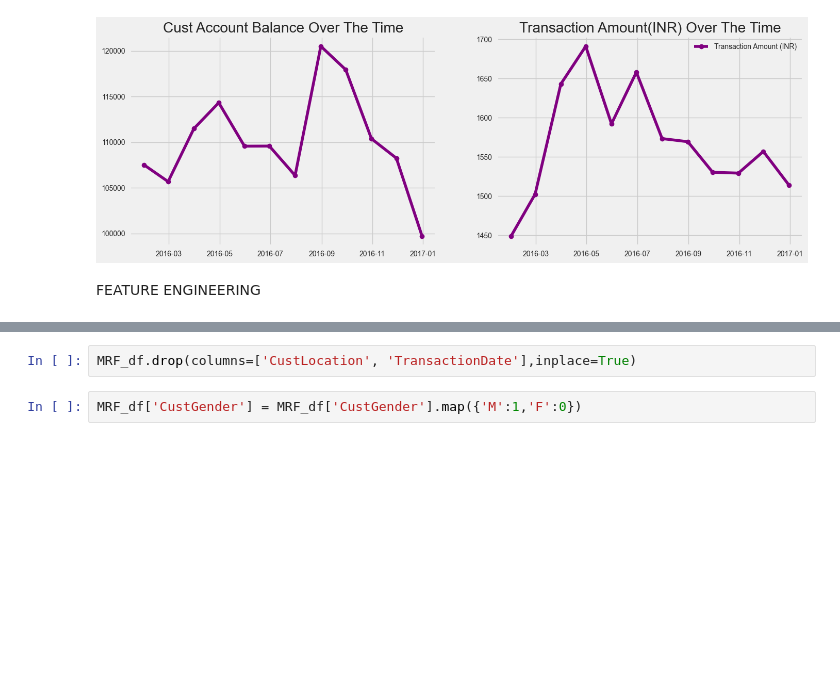
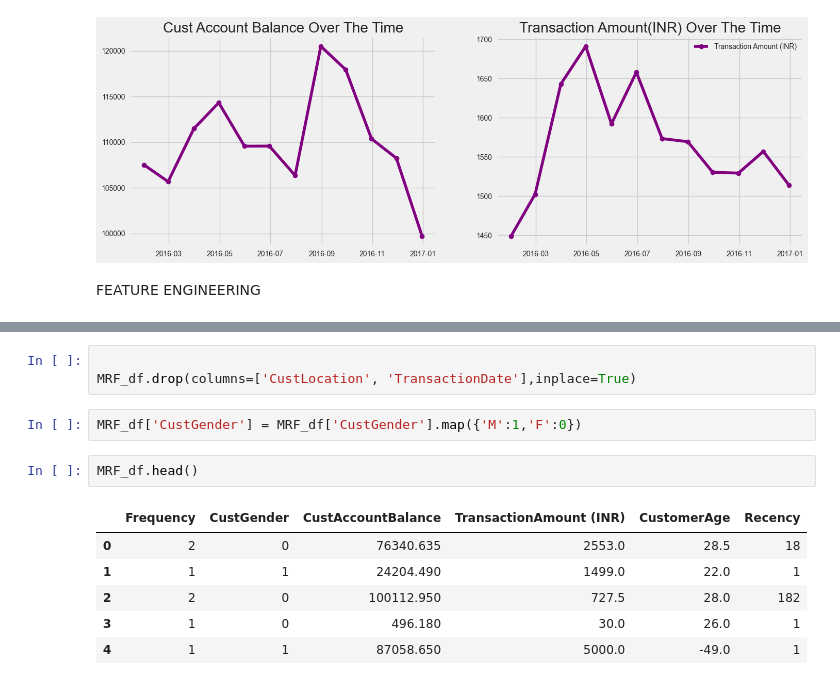
Before and after one commit to spraxx/DSProject, a Jupyter notebook: CustomerSegmentationNotebook.ipynb, the cells around one changed output, grey strips where cells are left out. Saved outputs shown, nothing was run; the diff lists cells and outputs as text; blank space fills up the shorter version.

```diff
--- a/CustomerSegmentationNotebook.ipynb
+++ b/CustomerSegmentationNotebook.ipynb
@@ -336,7 +353,17 @@ FEATURE ENGINEERING
 # %%
+
 MRF_df.drop(columns=['CustLocation', 'TransactionDate'],inplace=True)
 # %%
 MRF_df['CustGender'] = MRF_df['CustGender'].map({'M':1,'F':0})
+# %%
+MRF_df.head()
+# %% [output]
+|  | Frequency | CustGender | CustAccountBalance | TransactionAmount (INR) | CustomerAge | Recency |
+| 0 | 2 | 0 | 76340.635 | 2553.0 | 28.5 | 18 |
+| 1 | 1 | 1 | 24204.490 | 1499.0 | 22.0 | 1 |
+| 2 | 2 | 0 | 100112.950 | 727.5 | 28.0 | 182 |
+| 3 | 1 | 0 | 496.180 | 30.0 | 26.0 | 1 |
+| 4 | 1 | 1 | 87058.650 | 5000.0 | -49.0 | 1 |
 # %%
 df_scaled=StandardScaler().fit_transform(MRF_df)
 df_scaled=pd.DataFrame(df_scaled,columns=MRF_df.columns)
```
Also changed, not shown: parts of 14 cells of this notebook.
